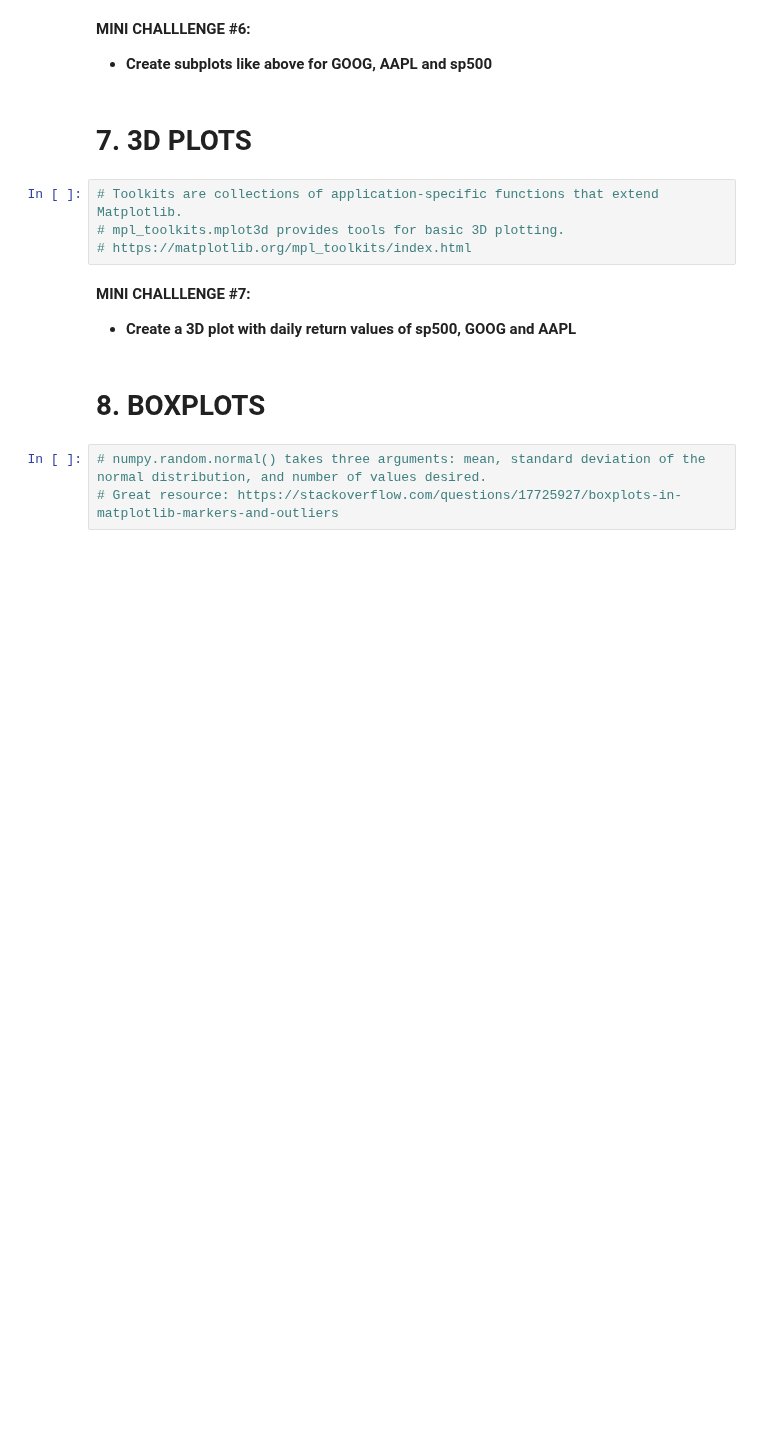
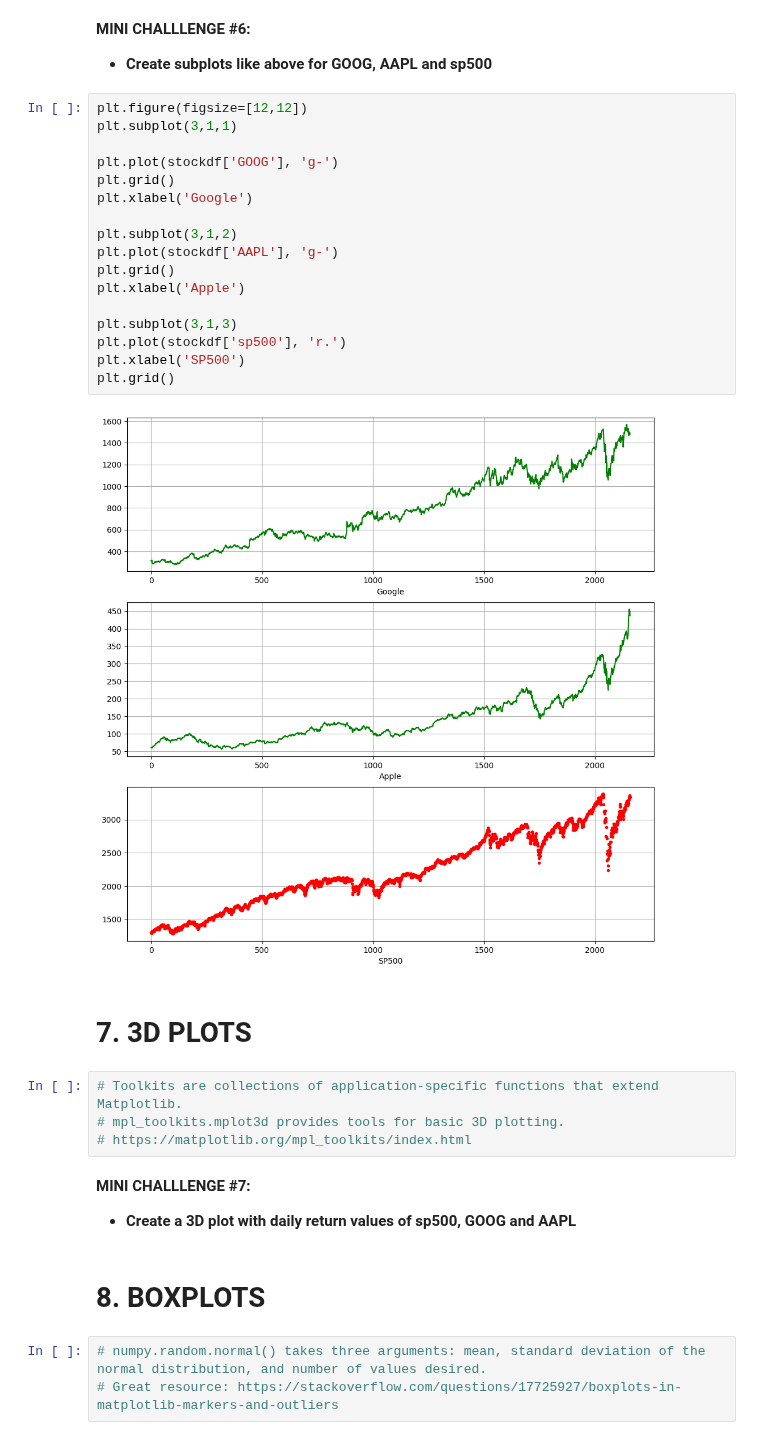
Before and after one commit to timvirga/StockPrediction, a Jupyter notebook: Section11-matplotlib/9_Python_101_Data_Visualization_with_matplotlib_Skeleton.ipynb, the cells around one changed output. Drawn from its saved outputs; the diff is of its cells as text; blank space fills up the shorter version.

```diff
--- a/Section11-matplotlib/9_Python_101_Data_Visualization_with_matplotlib_Skeleton.ipynb
+++ b/Section11-matplotlib/9_Python_101_Data_Visualization_with_matplotlib_Skeleton.ipynb
@@ -196,6 +222,25 @@ plt.legend(loc='upper center')
 # %% [markdown]
 **MINI CHALLLENGE #6:**
 - **Create subplots like above for GOOG, AAPL and sp500**
+# %%
+plt.figure(figsize=[12,12])
+plt.subplot(3,1,1)
+
+plt.plot(stockdf['GOOG'], 'g-')
+plt.grid()
+plt.xlabel('Google')
+
+plt.subplot(3,1,2)
+plt.plot(stockdf['AAPL'], 'g-')
+plt.grid()
+plt.xlabel('Apple')
+
+plt.subplot(3,1,3)
+plt.plot(stockdf['sp500'], 'r.')
+plt.xlabel('SP500')
+plt.grid()
+# %% [output]
+[figure, added]
 # %% [markdown]
 # 7. 3D PLOTS
 # %%
```
Also changed, not shown: parts of 3 cells of this notebook.
